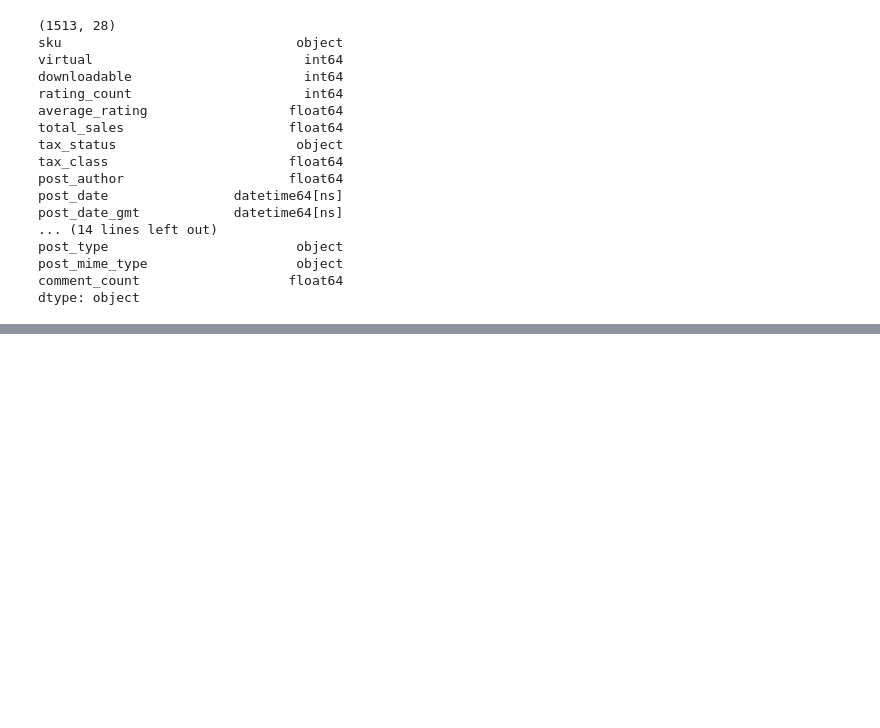
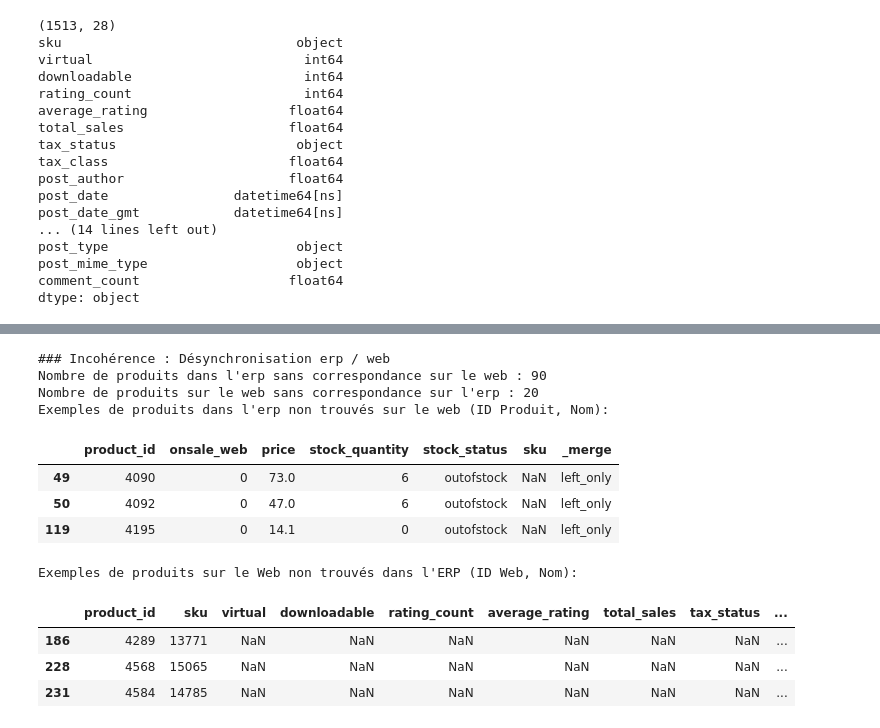
Before and after one commit to SylviaNice/7162856-G-rez-Git-et-GitHub, a Jupyter notebook: Notebook_BottelNeck_final_synchro_fix.ipynb, the cells around one changed output, grey strips where cells are left out. Drawn from its saved outputs; the diff is of its cells as text; code cells hidden in the pictures; blank space fills up the shorter version.

```diff
--- a/Notebook_BottelNeck_final_synchro_fix.ipynb
+++ b/Notebook_BottelNeck_final_synchro_fix.ipynb
@@ -541,0 +309,31 @@ Exemples de produits avec des incohérences de stock:
+# %%
+# 14. Détection des incohérences
+
+# Incohérence n° 1 : produits dans le fichier erp non trouvés dans le fichier web et produits dans le fichier web non trouvés dans le fichier erp
+
+liaison_df['product_id'] = liaison_df['product_id'].astype(str)
+
+erp_only = pd.merge(erp_df, liaison_df, on='product_id', how='left', indicator=True).query('_merge == "left_only"').copy()
+web_only = pd.merge(liaison_df, web_df, left_on='sku', right_on='sku', how='left', indicator=True).query('_merge == "left_only"').copy()
+
+print("\n### Incohérence : Désynchronisation erp / web")
+print(f"Nombre de produits dans l'erp sans correspondance sur le web : {len(erp_only)}")
+print(f"Nombre de produits sur le web sans correspondance sur l'erp : {len(web_only)}")
+print("Exemples de produits dans l'erp non trouvés sur le web (ID Produit, Nom):")
+display(erp_only.head(3))
+print("\nExemples de produits sur le Web non trouvés dans l'ERP (ID Web, Nom):")
+display(web_only.head(3))
+# %% [output]
+### Incohérence : Désynchronisation erp / web
+Nombre de produits dans l'erp sans correspondance sur le web : 90
+Nombre de produits sur le web sans correspondance sur l'erp : 20
+Exemples de produits dans l'erp non trouvés sur le web (ID Produit, Nom):
+|  | product_id | onsale_web | price | stock_quantity | stock_status | sku | _merge |
+| 49 | 4090 | 0 | 73.0 | 6 | outofstock | NaN | left_only |
+| 50 | 4092 | 0 | 47.0 | 6 | outofstock | NaN | left_only |
+| 119 | 4195 | 0 | 14.1 | 0 | outofstock | NaN | left_only |
+Exemples de produits sur le Web non trouvés dans l'ERP (ID Web, Nom):
+|  | product_id | sku | virtual | downloadable | rating_count | average_rating | total_sales | tax_status | ... |
+| 186 | 4289 | 13771 | NaN | NaN | NaN | NaN | NaN | NaN | ... |
+| 228 | 4568 | 15065 | NaN | NaN | NaN | NaN | NaN | NaN | ... |
+| 231 | 4584 | 14785 | NaN | NaN | NaN | NaN | NaN | NaN | ... |
```
Also changed, not shown: parts of 38 cells of this notebook.
